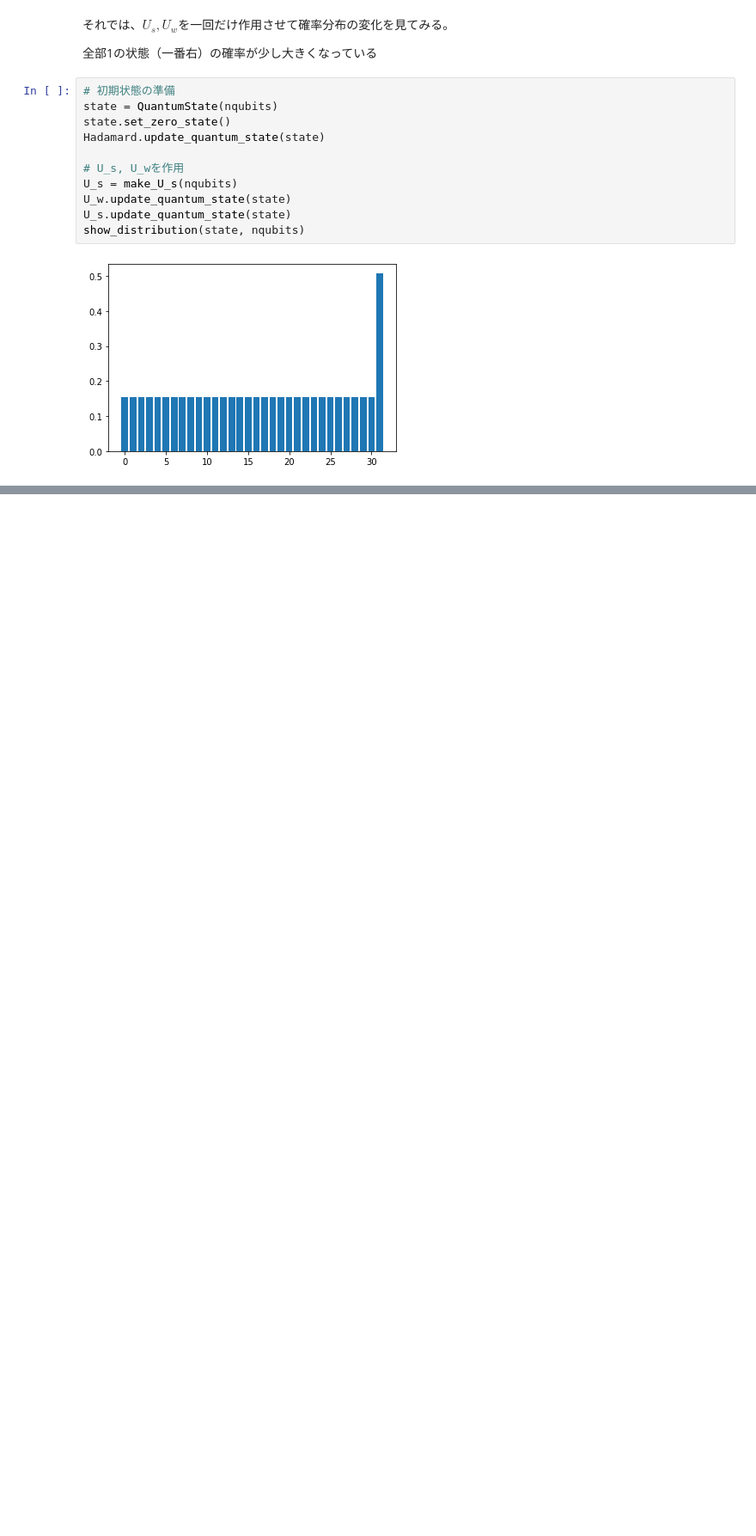
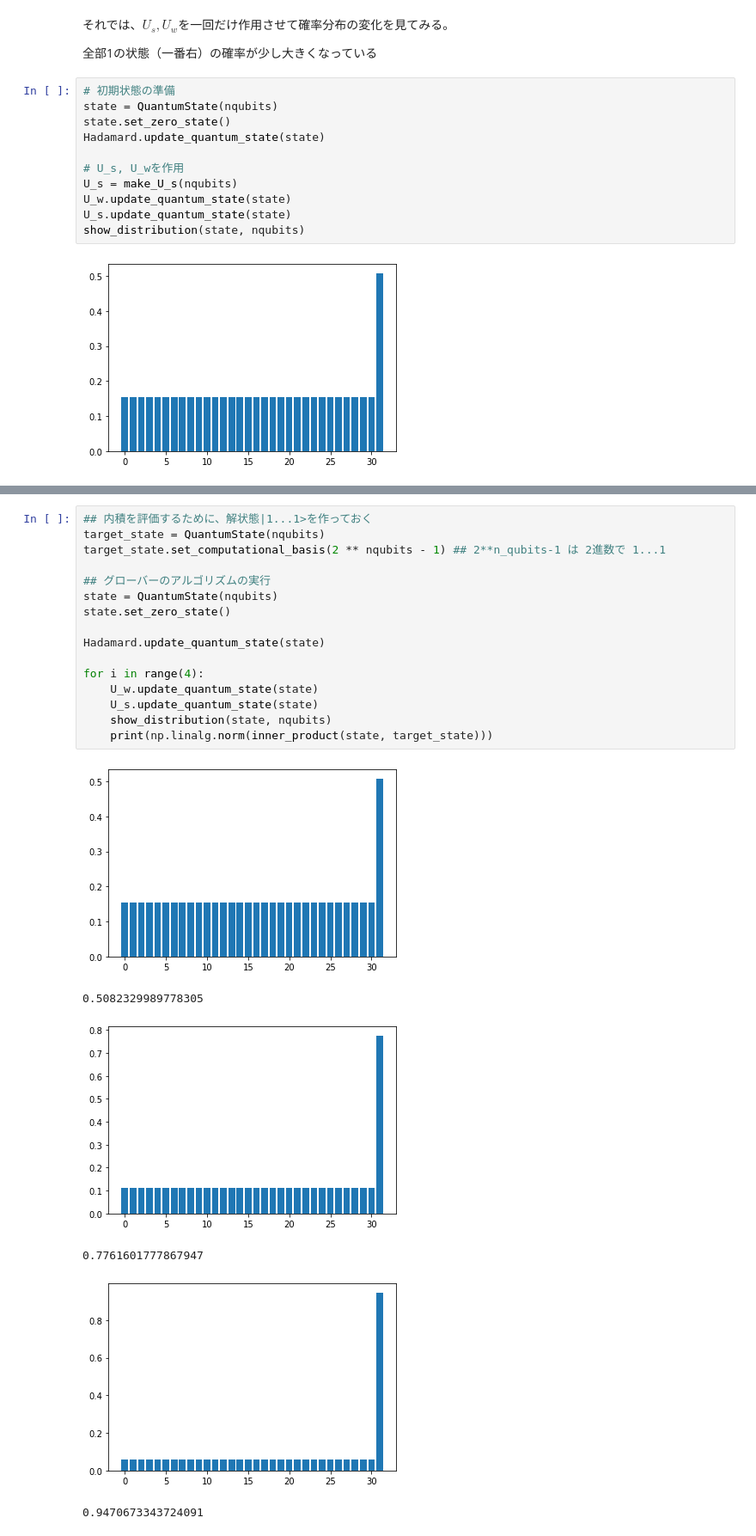
Before and after one commit to KaitoMuraoka/BasicQuantumAlgorithm, a Jupyter notebook: グローバーのアルゴリズム.ipynb, the cells around one changed output, grey strips where cells are left out. Shown at 86% size. Saved outputs shown, nothing was run; the diff lists cells and outputs as text; blank space fills up the shorter version.

Commit message:
グローバーのアルゴリズム、完了

```diff
--- a/グローバーのアルゴリズム.ipynb
+++ b/グローバーのアルゴリズム.ipynb
@@ -163,0 +166,23 @@ show_distribution(state, nqubits)
+# %%
+## 内積を評価するために、解状態|1...1>を作っておく
+target_state = QuantumState(nqubits)
+target_state.set_computational_basis(2 ** nqubits - 1) ## 2**n_qubits-1 は 2進数で 1...1
+
+## グローバーのアルゴリズムの実行
+state = QuantumState(nqubits)
+state.set_zero_state()
+
+Hadamard.update_quantum_state(state)
+
+for i in range(4):
+    U_w.update_quantum_state(state)
+    U_s.update_quantum_state(state)
+    show_distribution(state, nqubits)
+    print(np.linalg.norm(inner_product(state, target_state)))
+# %% [output]
+[figure, added]
+0.5082329989778305
+[figure, added]
+0.7761601777867947
+[figure, added]
+0.9470673343724091
```
Also changed, not shown: parts of 10 cells of this notebook.
